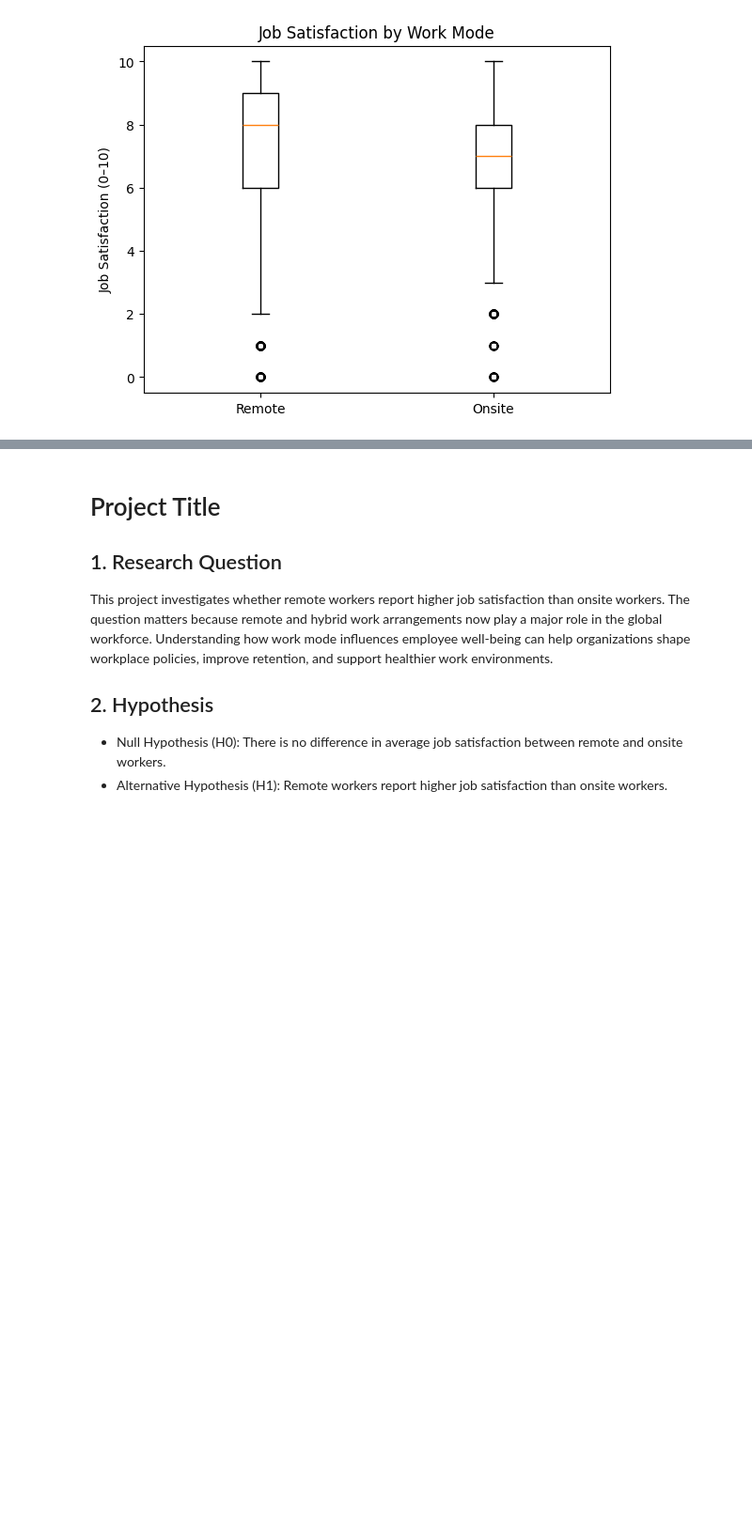
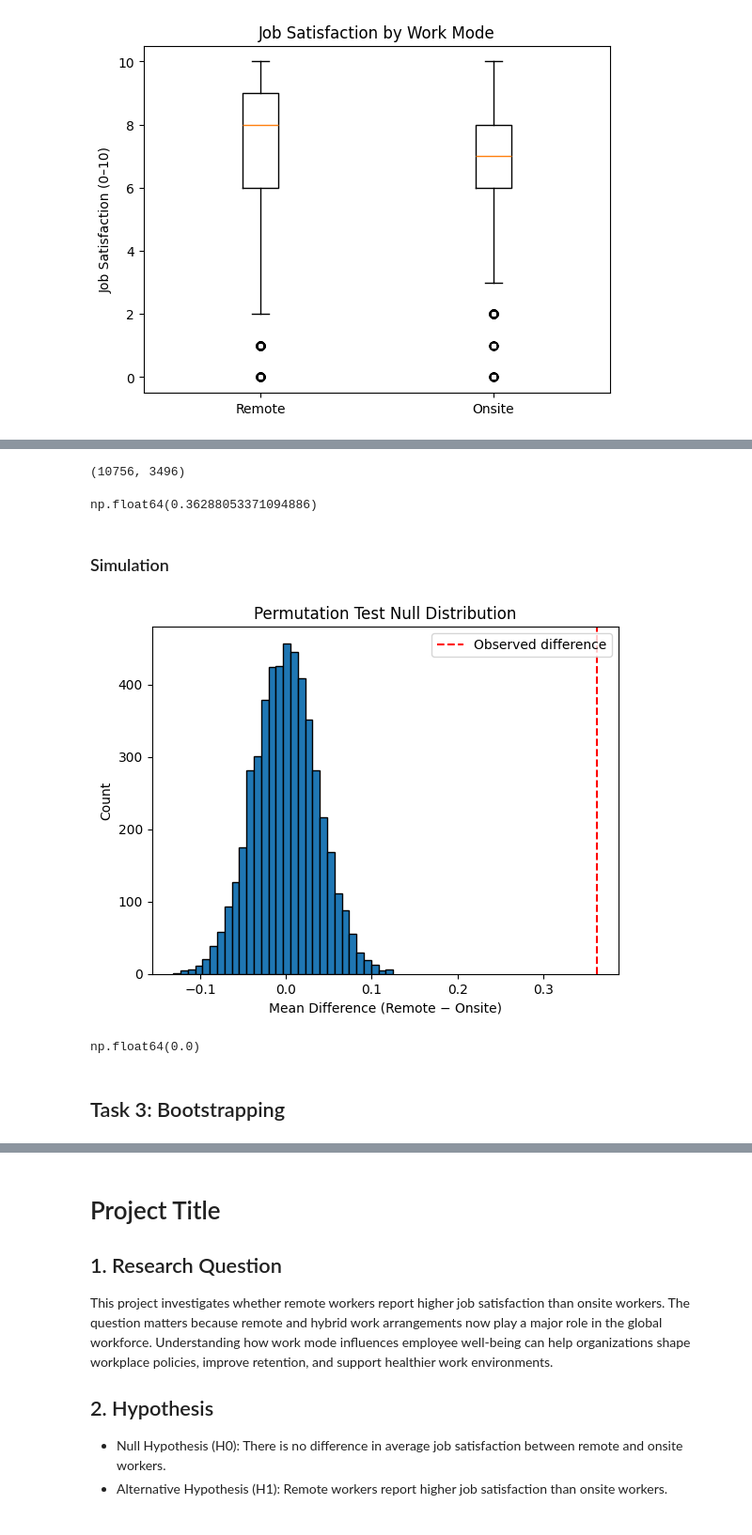
Before and after one commit to Arsenalfc20004/Final-Project-631, a Jupyter notebook: project.ipynb, the cells around one changed output, grey strips where cells are left out. Shown at 94% size. Cells and saved outputs as stored; diff of their text form; code cells hidden in the pictures; blank space fills up the shorter version.

```diff
--- a/project.ipynb
+++ b/project.ipynb
@@ -101,0 +98,52 @@ plt.show()
+# %%
+remote = df_analysis[df_analysis["WorkMode"] == "remote"]["JobSat"].values
+onsite = df_analysis[df_analysis["WorkMode"] == "onsite"]["JobSat"].values
+
+len(remote), len(onsite)
+# %% [output]
+(10756, 3496)
+# %%
+# Observed difference
+
+obs_diff = remote.mean() - onsite.mean()
+obs_diff
+# %% [output]
+np.float64(0.36288053371094886)
+# %% [markdown]
+### Simulation
+# %%
+# Combine data
+
+combined = np.concatenate([remote, onsite])
+labels = np.array(["remote"] * len(remote) + ["onsite"] * len(onsite))
+# %%
+num_permutations = 5000
+perm_diffs = []
+
+for _ in range(num_permutations):
+    shuffled_labels = np.random.permutation(labels)
+
+    perm_remote_mean = combined[shuffled_labels == "remote"].mean()
+    perm_onsite_mean = combined[shuffled_labels == "onsite"].mean()
+
+    perm_diffs.append(perm_remote_mean - perm_onsite_mean)
+# %%
+# Plot
+
+plt.hist(perm_diffs, bins=30, edgecolor="black")
+plt.axvline(obs_diff, color="red", linestyle="--", label="Observed difference")
+plt.title("Permutation Test Null Distribution")
+plt.xlabel("Mean Difference (Remote − Onsite)")
+plt.ylabel("Count")
+plt.legend()
+plt.show()
+# %% [output]
+[figure, added]
+# %%
+# Compute the P-value
+p_value = np.mean(np.array(perm_diffs) >= obs_diff)
+p_value
+# %% [output]
+np.float64(0.0)
+# %% [markdown]
+## Task 3: Bootstrapping
```
Also changed, not shown: parts of 8 cells of this notebook.
